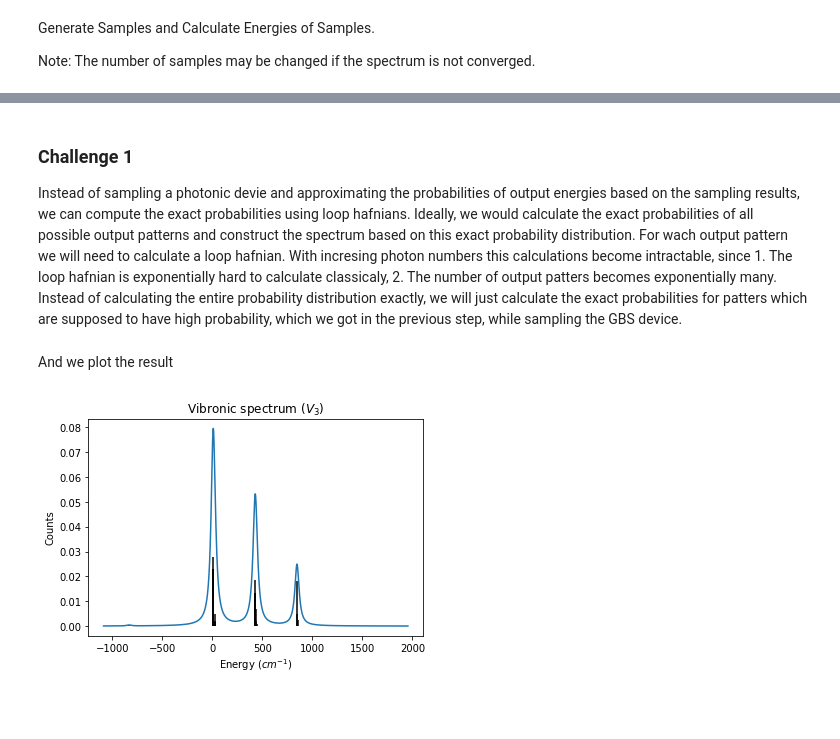
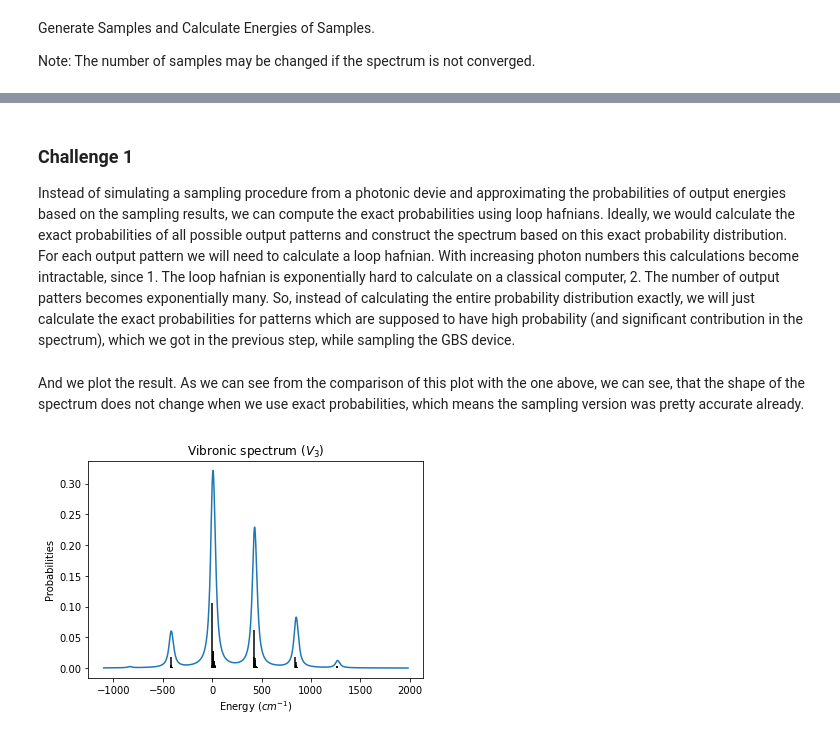
Before and after one commit to CDL-Quantum/CohortProject_2020, a Jupyter notebook: Project_3_Franck_Condon_Factors/Task3.ipynb, the cells around one changed output, grey strips where cells are left out. Drawn from its saved outputs; the diff is of its cells as text; code cells hidden in the pictures; blank space fills up the shorter version.

```diff
--- a/Project_3_Franck_Condon_Factors/Task3.ipynb
+++ b/Project_3_Franck_Condon_Factors/Task3.ipynb
@@ -54,7 +54,7 @@ Generate Samples and Calculate Energies of Samples.
 
 Note: The number of samples may be changed if the spectrum is not converged.
 # %%
-nr_samples = 20
+nr_samples = 1000
 s = sample.vibronic(t, U1, r, U2, alpha, nr_samples)
 e = vibronic.energies(s, w, wp)
 # %% [markdown]
@@ -70,7 +72,7 @@ plot_spectrum_from_samples(e, plot_desc, gamma=50.0)
 # %% [markdown]
 ### Challenge 1
 
-Instead of sampling a photonic devie and approximating the probabilities of output energies based on the sampling results, we can compute the exact probabilities using loop hafnians. Ideally, we would calculate the exact probabilities of all possible output patterns and construct the spectrum based on this exact probability distribution. For wach output pattern we will need to calculate a loop hafnian. With incresing photon numbers this calculations become intractable, since 1. The loop hafnian is exponentially hard to calculate classicaly, 2. The number of output patters becomes exponentially many. Instead of calculating the entire probability distribution exactly, we will just calculate the exact probabilities for patters which are supposed to have high probability, which we got in the previous step, while sampling the GBS device.
+Instead of simulating a sampling procedure from a photonic devie and approximating the probabilities of output energies based on the sampling results, we can compute the exact probabilities using loop hafnians. Ideally, we would calculate the exact probabilities of all possible output patterns and construct the spectrum based on this exact probability distribution. For each output pattern we will need to calculate a loop hafnian. With increasing photon numbers this calculations become intractable, since 1. The loop hafnian is exponentially hard to calculate on a classical computer, 2. The number of output patters becomes exponentially many. So, instead of calculating the entire probability distribution exactly, we will just calculate the exact probabilities for patterns which are supposed to have high probability (and significant contribution in the spectrum), which we got in the previous step, while sampling the GBS device.
 # %%
 s_unique = list(set([tuple(item) for item in s]))
 s_unique = [list(x) for x in s_unique]
@@ -79,9 +81,10 @@ e_unique = vibronic.energies(s_unique, w, wp)
 
 state = get_state(t, U1, r, U2, alpha)
 probs = [state.fock_prob(pattern, cutoff=20) for pattern in s_unique]
-# %% [markdown]
-And we plot the result
+# %% [markdown]
+And we plot the result. As we can see from the comparison of this plot with the one above, we can see, that the shape of the spectrum does not change when we use exact probabilities, which means the sampling version was pretty accurate already.
 # %%
+plot_desc['ylabel'] = "Probabilities"
 plot_spectrum(np.vstack([e_unique, probs]), plot_desc, gamma=50.0)
 # %% [output]
-[figure, old version]
+[figure, new version]
```
Also changed, not shown: parts of 4 cells of this notebook.
